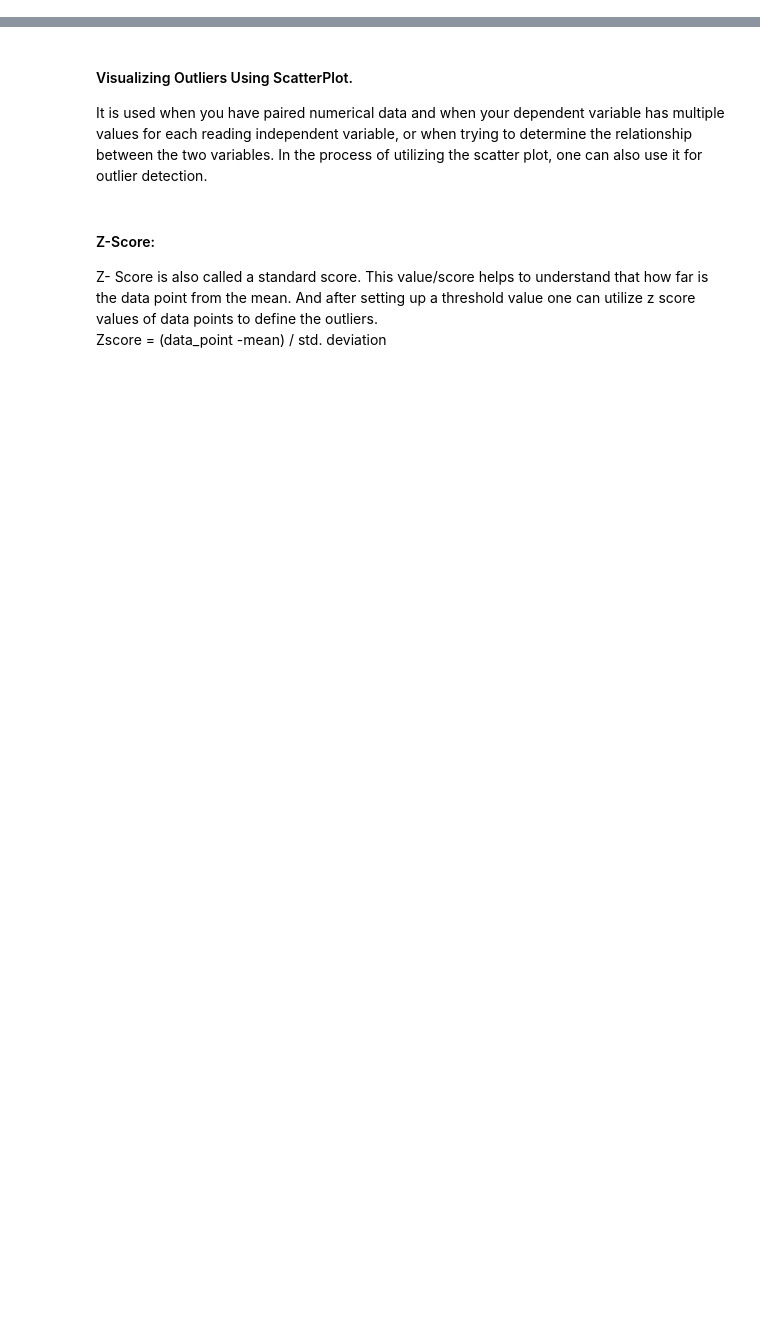
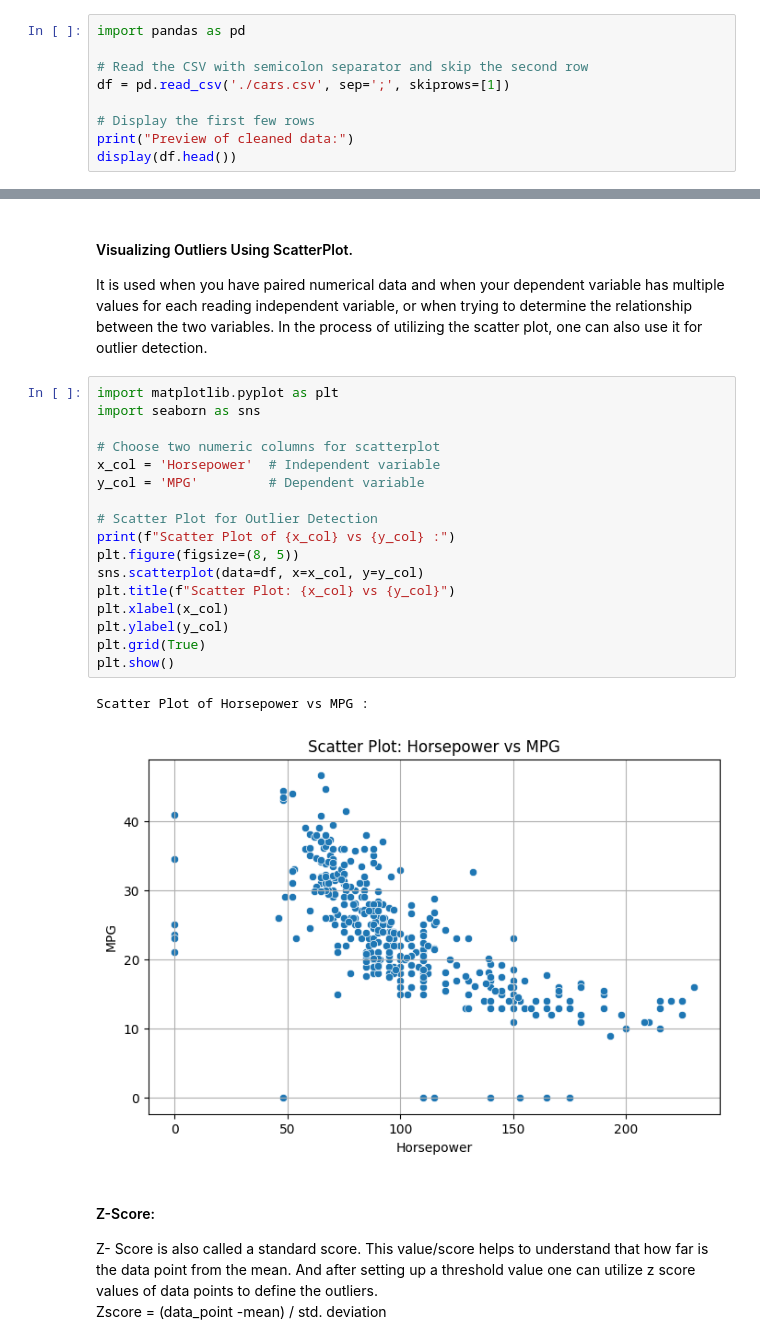
Before and after one commit to FenilPatel1279/lab-mlp, a Jupyter notebook: week5Lab_Students (1).ipynb, the cells around one changed output, grey strips where cells are left out. Drawn from its saved outputs; the diff is of its cells as text; blank space fills up the shorter version.

```diff
--- a/week5Lab_Students (1).ipynb
+++ b/week5Lab_Students (1).ipynb
@@ -339,3 +381,12 @@ Examples of data cleaning include cleaning:
 ### **Cars Data Set**
 # %% [markdown]
 Start by reading the dataset related to car models: ./CSVs/cars.csv
+# %%
+import pandas as pd
+
+# Read the CSV with semicolon separator and skip the second row
+df = pd.read_csv('./cars.csv', sep=';', skiprows=[1])
+
+# Display the first few rows
+print("Preview of cleaned data:")
+display(df.head())
@@ -405,6 +580,26 @@ It captures the summary of the data effectively and efficiently with only a simp
 #### Visualizing Outliers Using ScatterPlot.
 
 It is used when you have paired numerical data and when your dependent variable has multiple values for each reading independent variable, or when trying to determine the relationship between the two variables. In the process of utilizing the scatter plot, one can also use it for outlier detection.
+# %%
+import matplotlib.pyplot as plt
+import seaborn as sns
+
+# Choose two numeric columns for scatterplot
+x_col = 'Horsepower'  # Independent variable
+y_col = 'MPG'         # Dependent variable
+
+# Scatter Plot for Outlier Detection
+print(f"Scatter Plot of {x_col} vs {y_col} :")
+plt.figure(figsize=(8, 5))
+sns.scatterplot(data=df, x=x_col, y=y_col)
+plt.title(f"Scatter Plot: {x_col} vs {y_col}")
+plt.xlabel(x_col)
+plt.ylabel(y_col)
+plt.grid(True)
+plt.show()
+# %% [output]
+Scatter Plot of Horsepower vs MPG :
+[figure, added]
 # %% [markdown]
 #### Z-Score:
 Z- Score is also called a standard score. This value/score helps to understand that how far is the data point from the mean. And after setting up a threshold value one can utilize z score values of data points to define the outliers.
```
Also changed, not shown: parts of 14 cells of this notebook.
